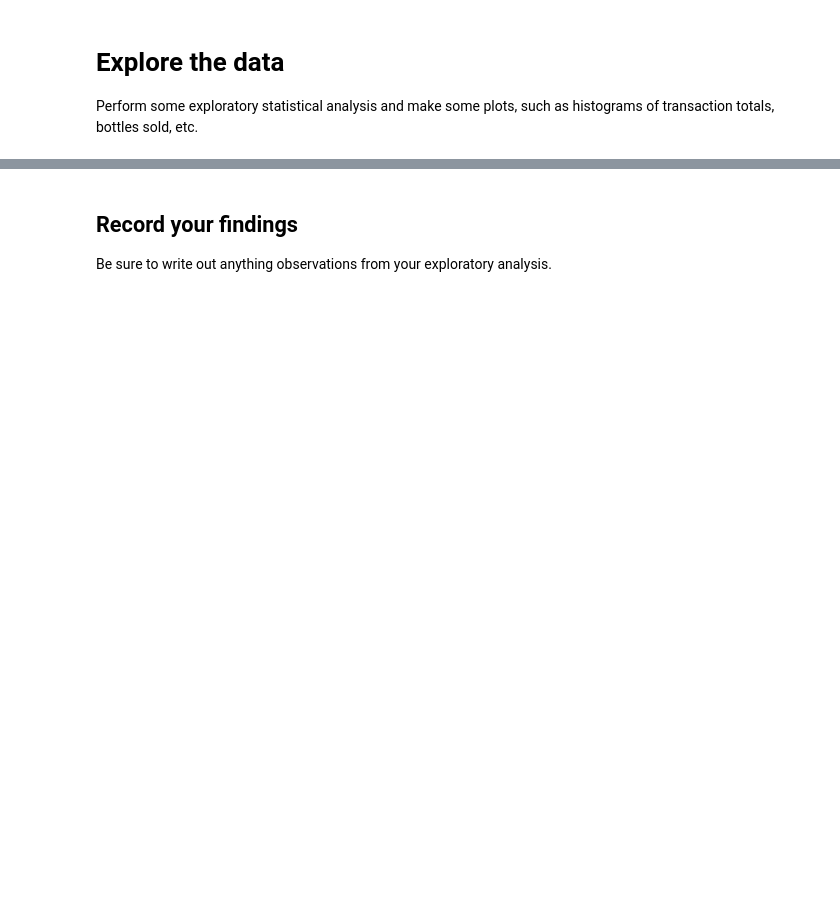
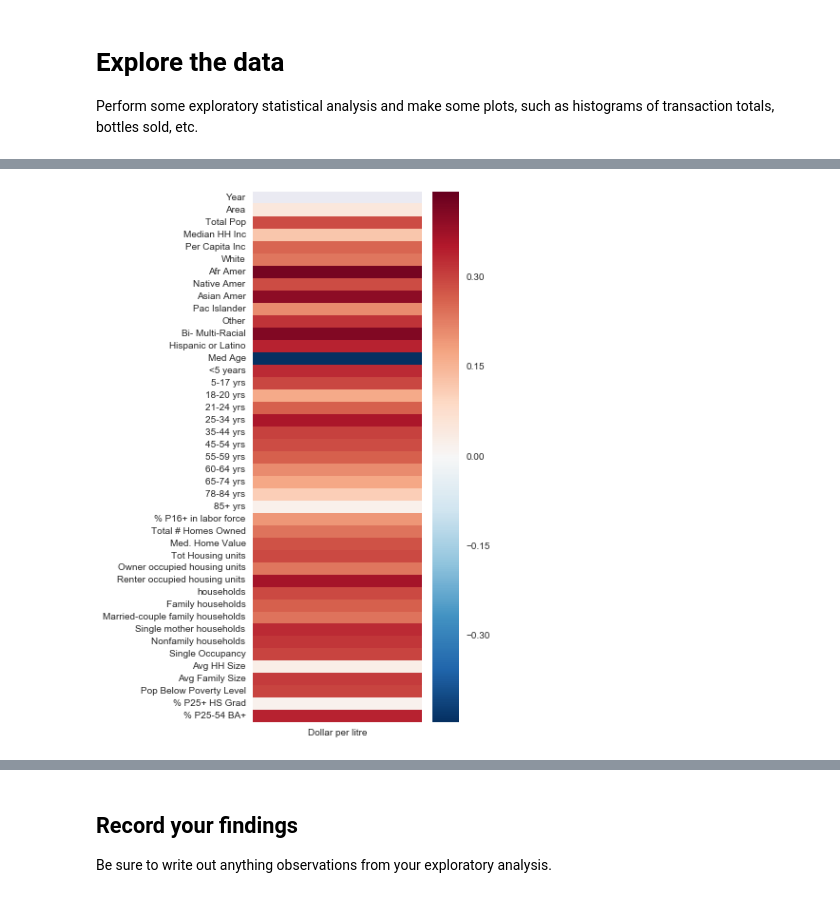
Before and after one commit to spockl/ga-dsi-1, a Jupyter notebook: projects/projects-weekly/project-03/starter-code/project-3-jocelyn-ong.ipynb, the cells around one changed output, grey strips where cells are left out. Cells and saved outputs as stored; diff of their text form; code cells hidden in the pictures; blank space fills up the shorter version.

```diff
--- a/projects/projects-weekly/project-03/starter-code/project-3-jocelyn-ong.ipynb
+++ b/projects/projects-weekly/project-03/starter-code/project-3-jocelyn-ong.ipynb
@@ -467,0 +277,5 @@ plt.scatter(predicted, y)
+# %%
+fig, ax = plt.subplots(figsize=(4,10));
+sns.heatmap(model_df.corr()[['Dollar per litre']].iloc[11:]);
+# %% [output]
+[figure, added]
```
Also changed, not shown: parts of 135 cells of this notebook, 4 other files.
